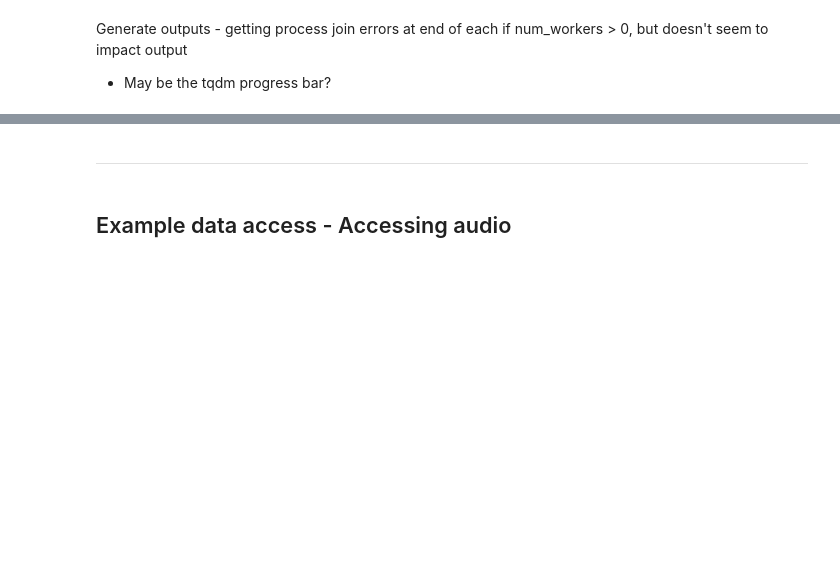
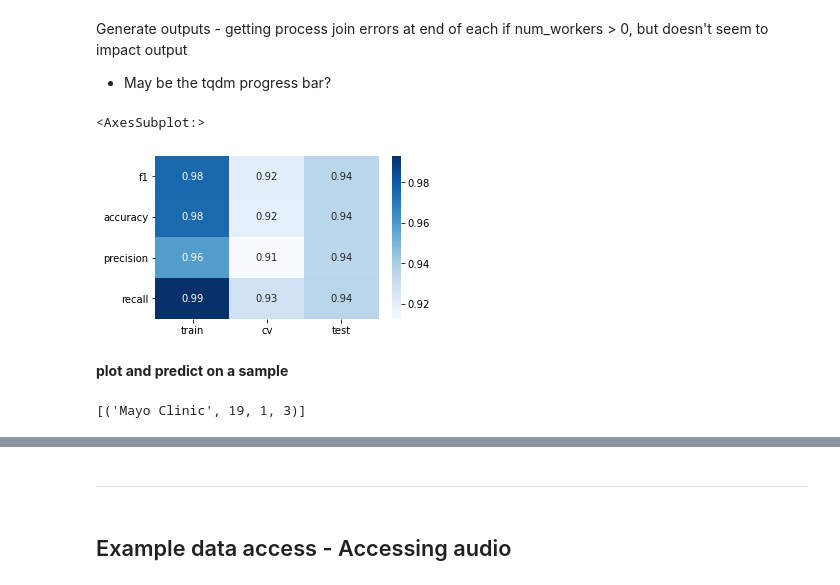
Before and after one commit to Morgan243/ECOGSpeech, a Jupyter notebook: notebooks/Northwestern Example.ipynb, the cells around one changed output, grey strips where cells are left out. Drawn from its saved outputs; the diff is of its cells as text; code cells hidden in the pictures; blank space fills up the shorter version.

```diff
--- a/notebooks/Northwestern Example.ipynb
+++ b/notebooks/Northwestern Example.ipynb
@@ -222,3 +317,15 @@ Generate outputs - getting process join errors at end of each if num_workers > 0
 - May be the tqdm progress bar?
 # %%
 msinc_outputs_map = msinc_trainer.generate_outputs(**dl_map)
+# %%
+perf_df = pd.DataFrame({partname: utils.performance(label_d['actuals'], label_d['preds'] > 0.5)
+                for partname, label_d in msinc_outputs_map.items()})
+# %%
+import seaborn as sns
+fig, ax = matplotlib.pyplot.subplots(figsize=(5, 3))
+sns.heatmap(perf_df, annot=True, cmap='Blues', ax=ax)
+# %% [output]
+<AxesSubplot:>
+[figure, added]
+# %% [markdown]
+**plot and predict on a sample**
@@ -224,0 +339,4 @@ msinc_outputs_map = msinc_trainer.generate_outputs(**dl_map)
+# %%
+[('Mayo Clinic', 19, 1, 3)]
+# %% [output]
+[('Mayo Clinic', 19, 1, 3)]
```
Also changed, not shown: parts of 49 cells of this notebook.
